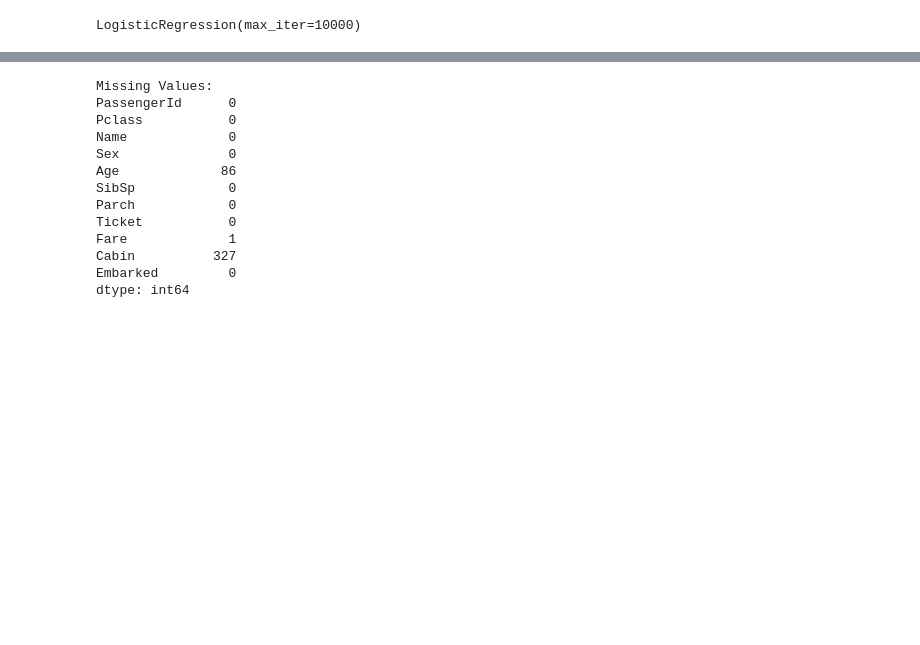
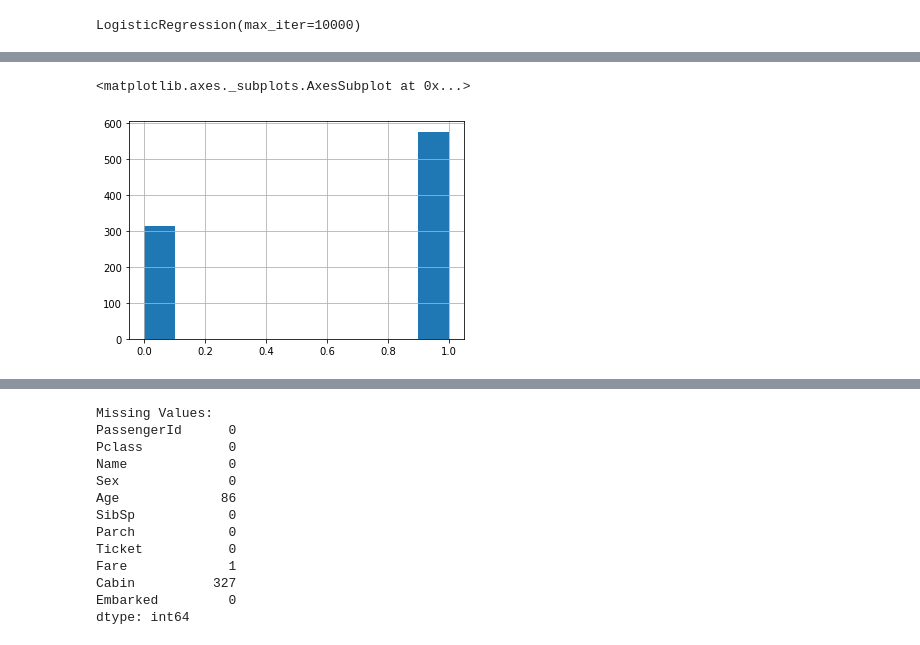
Before and after one commit to everestso/Fall21Spring22, a Jupyter notebook: c165f21Titanic.ipynb, the cells around one changed output, grey strips where cells are left out. Cells and saved outputs as stored; diff of their text form; code cells hidden in the pictures; blank space fills up the shorter version.

```diff
--- a/c165f21Titanic.ipynb
+++ b/c165f21Titanic.ipynb
@@ -100,0 +110,7 @@ LogisticRegression(max_iter=10000)
+# %%
+testing = train_data.copy()
+testing['Sex']=testing['Sex'].map({'female':0,'male':1})
+testing['Sex'].hist()
+# %% [output]
+<matplotlib.axes._subplots.AxesSubplot at 0x...>
+[figure, added]
```
Also changed, not shown: parts of 5 cells of this notebook.
